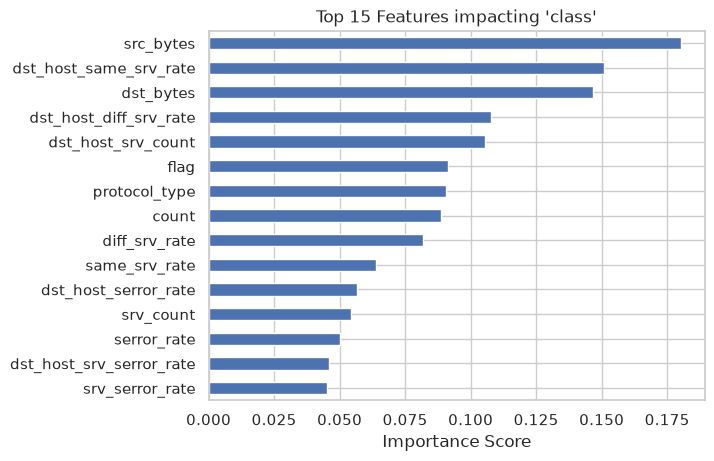
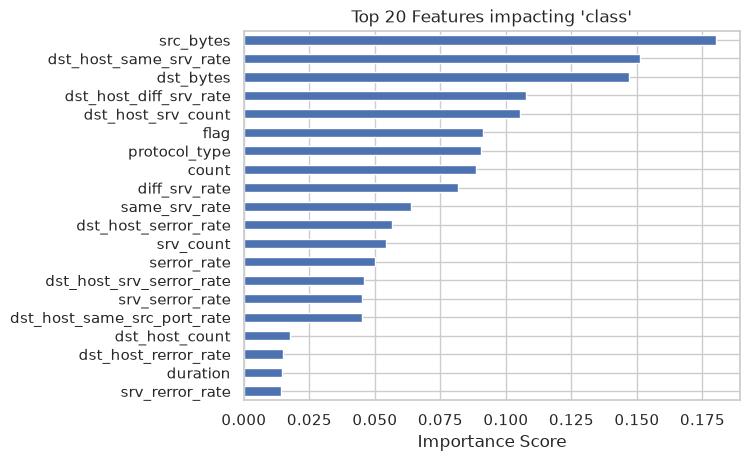
The notebook cell's code change between the first figure and the second:
--- before
+++ after
@@ -16,6 +16,9 @@
 mi_scores = mi_scores.sort_values(ascending=False)
 
-mi_scores.head(15).plot(kind='barh').invert_yaxis()
-plt.title("Top 15 Features impacting 'class'")
+# selected columns
+sample_mi_cols_20 = mi_scores.head(20).index.to_list()
+
+mi_scores.head(20).plot(kind='barh').invert_yaxis()
+plt.title("Top 20 Features impacting 'class'")
 plt.xlabel("Importance Score")
 plt.show()

Commit: additional experiments